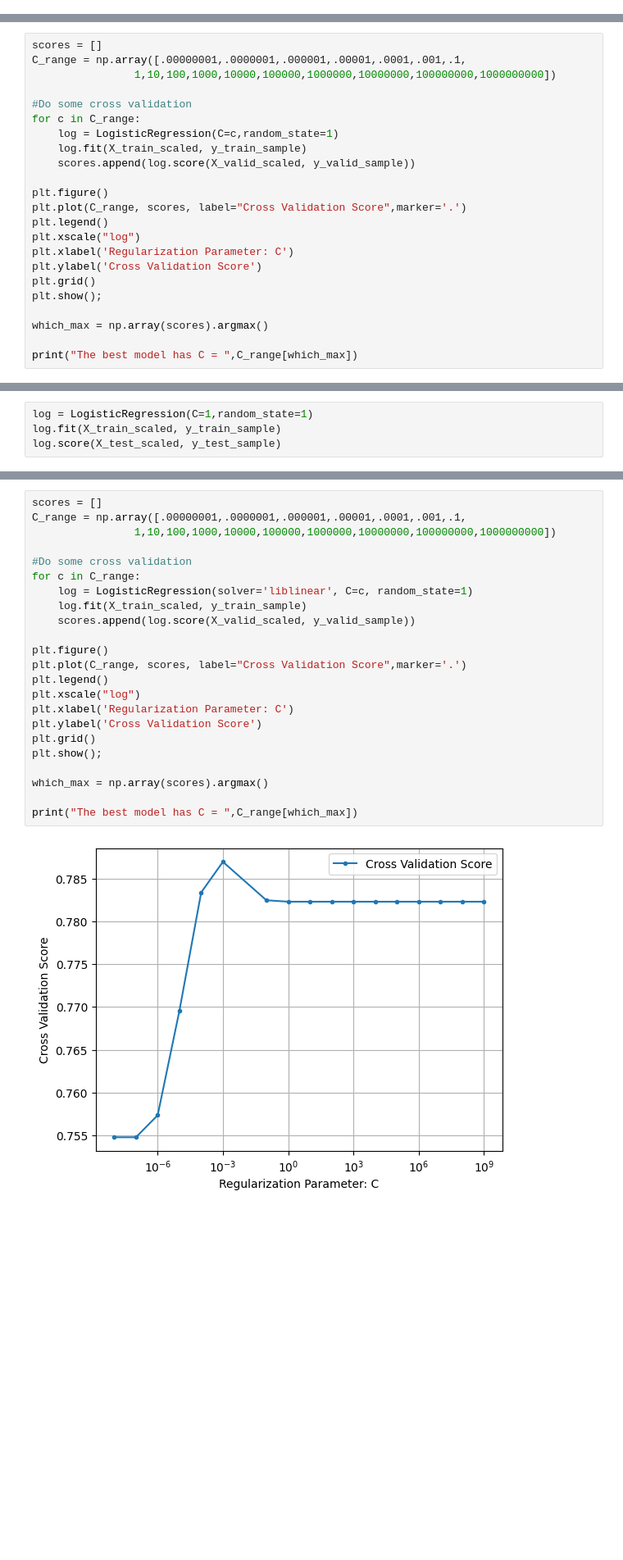
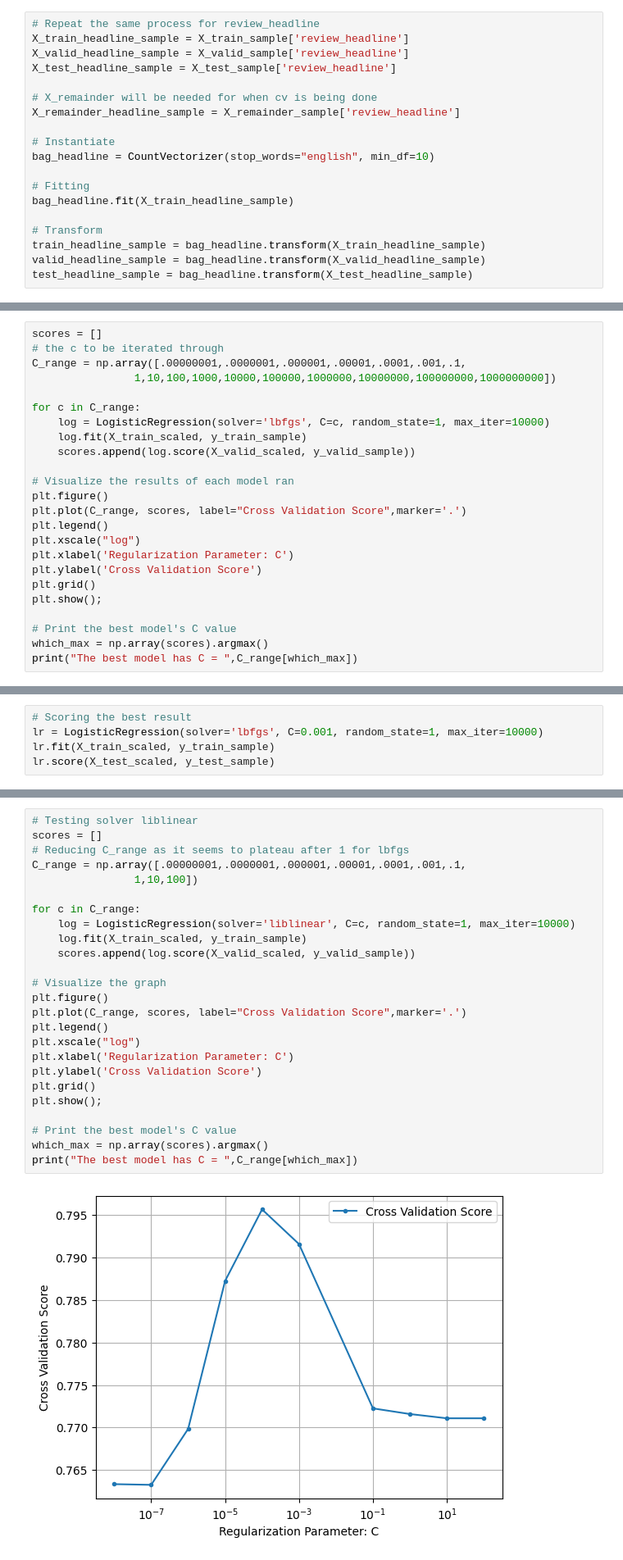
Before and after one commit to b8luong/Amazon-Reviews-Capstone, a Jupyter notebook: Basic Modeling.ipynb, the cells around one changed output, grey strips where cells are left out. Shown at 82% size. Drawn from its saved outputs; the diff is of its cells as text; blank space fills up the shorter version.

```diff
--- a/Basic Modeling.ipynb
+++ b/Basic Modeling.ipynb
@@ -191 +176,20 @@ Wall time: 452 ms
+# %%
+# Repeat the same process for review_headline
+X_train_headline_sample = X_train_sample['review_headline']
+X_valid_headline_sample = X_valid_sample['review_headline']
+X_test_headline_sample = X_test_sample['review_headline']
+
+# X_remainder will be needed for when cv is being done
+X_remainder_headline_sample = X_remainder_sample['review_headline']
+
+# Instantiate
+bag_headline = CountVectorizer(stop_words="english", min_df=10)
+
+# Fitting
+bag_headline.fit(X_train_headline_sample)
+
+# Transform
+train_headline_sample = bag_headline.transform(X_train_headline_sample)
+valid_headline_sample = bag_headline.transform(X_valid_headline_sample)
+test_headline_sample = bag_headline.transform(X_test_headline_sample)
 # %%
@@ -311,14 +311,15 @@ X_test_scaled2 = ss.transform(combined_test2)
 # %%
 scores = []
+# the c to be iterated through
 C_range = np.array([.00000001,.0000001,.000001,.00001,.0001,.001,.1,
                 1,10,100,1000,10000,100000,1000000,10000000,100000000,1000000000])
 
-#Do some cross validation
 for c in C_range:
-    log = LogisticRegression(C=c,random_state=1)
+    log = LogisticRegression(solver='lbfgs', C=c, random_state=1, max_iter=10000)
     log.fit(X_train_scaled, y_train_sample)
     scores.append(log.score(X_valid_scaled, y_valid_sample))
 
+# Visualize the results of each model ran
 plt.figure()
 plt.plot(C_range, scores, label="Cross Validation Score",marker='.')
 plt.legend()
@@ -328,7 +329,7 @@ plt.ylabel('Cross Validation Score')
 plt.grid()
 plt.show();
 
+# Print the best model's C value
 which_max = np.array(scores).argmax()
-
 print("The best model has C = ",C_range[which_max])
 # %% [output]
@@ -336,6 +337,7 @@ print("The best model has C = ",C_range[which_max])
 The best model has C =  0.001
 # %%
-log = LogisticRegression(C=1,random_state=1)
-log.fit(X_train_scaled, y_train_sample)
-log.score(X_test_scaled, y_test_sample)
+# Scoring the best result
+lr = LogisticRegression(solver='lbfgs', C=0.001, random_state=1, max_iter=10000)
+lr.fit(X_train_scaled, y_train_sample)
+lr.score(X_test_scaled, y_test_sample)
 # %% [output]
@@ -381,25 +378,27 @@ Looks like the best parameter for C for `lbfgs` was with C=0.001, with a test sc
 # %%
+# Testing solver liblinear
 scores = []
+# Reducing C_range as it seems to plateau after 1 for lbfgs
 C_range = np.array([.00000001,.0000001,.000001,.00001,.0001,.001,.1,
-                1,10,100,1000,10000,100000,1000000,10000000,100000000,1000000000])
+                1,10,100])
 
-#Do some cross validation
 for c in C_range:
-    log = LogisticRegression(solver='liblinear', C=c, random_state=1)
+    log = LogisticRegression(solver='liblinear', C=c, random_state=1, max_iter=10000)
     log.fit(X_train_scaled, y_train_sample)
     scores.append(log.score(X_valid_scaled, y_valid_sample))
 
+# Visualize the graph
 plt.figure()
 plt.plot(C_range, scores, label="Cross Validation Score",marker='.')
 plt.legend()
 plt.xscale("log")
 plt.xlabel('Regularization Parameter: C')
 plt.ylabel('Cross Validation Score')
 plt.grid()
 plt.show();
 
+# Print the best model's C value
 which_max = np.array(scores).argmax()
-
 print("The best model has C = ",C_range[which_max])
 # %% [output]
-[figure, old version]
+[figure, new version]
```
Also changed, not shown: parts of 122 cells of this notebook, 4 other files.
